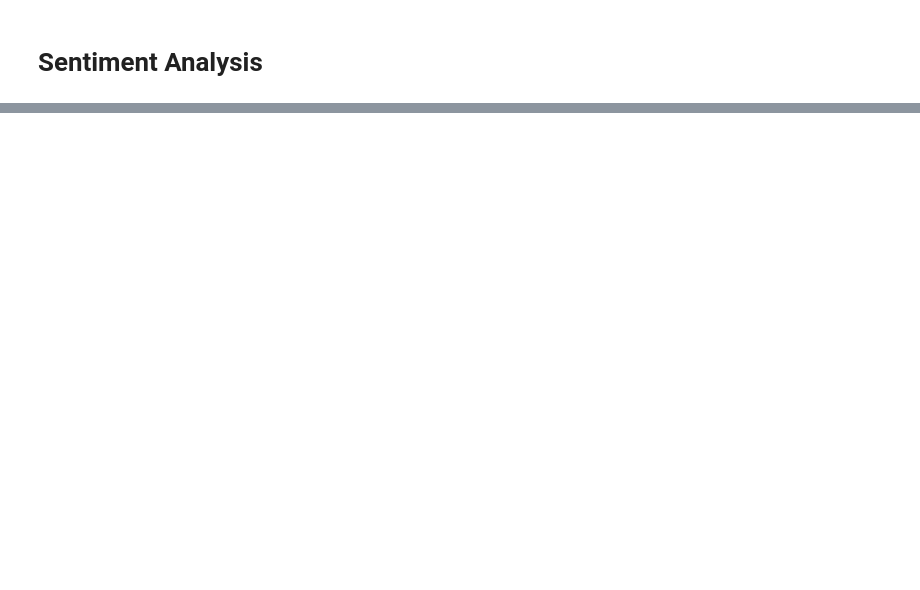
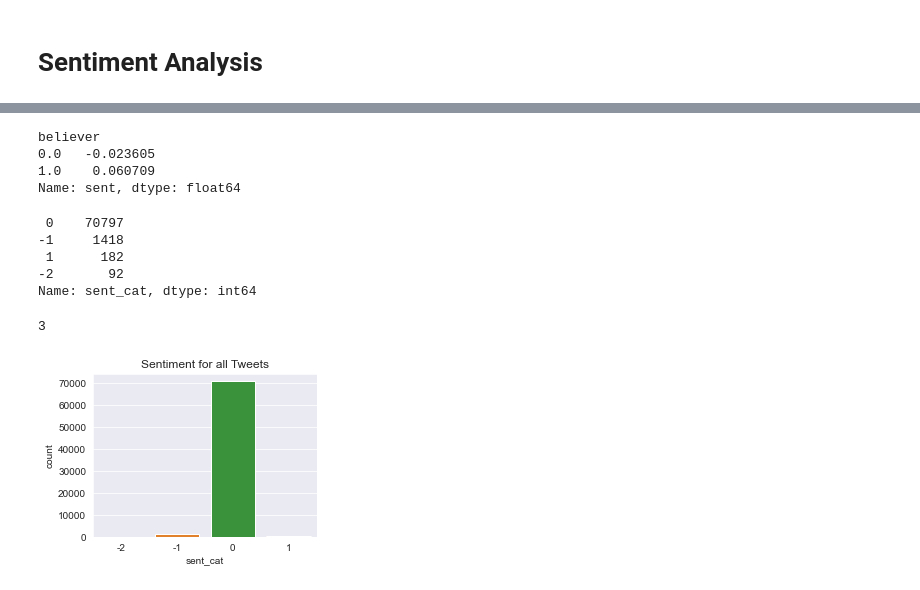
Before and after one commit to JoeBrowz/climate-prop, a Jupyter notebook: liberal_agenda.ipynb, the cells around one changed output, grey strips where cells are left out. Cells and saved outputs as stored; diff of their text form; code cells hidden in the pictures; blank space fills up the shorter version.

```diff
--- a/liberal_agenda.ipynb
+++ b/liberal_agenda.ipynb
@@ -502,0 +522,7 @@ Name: sent_cat, dtype: int64
+# %%
+to_train.groupby(['believer'])['sent'].mean()
+# %% [output]
+believer
+0.0   -0.023605
+1.0    0.060709
+Name: sent, dtype: float64
@@ -502,0 +541,19 @@ Name: sent_cat, dtype: int64
+# %%
+sent_df['sent_cat'].value_counts()
+# %% [output]
+ 0    70797
+-1     1418
+ 1      182
+-2       92
+Name: sent_cat, dtype: int64
+# %%
+3
+# %% [output]
+3
+# %%
+plt.figure(figsize=(4,3))
+sns.countplot(sent_df['sent_cat'])
+plt.title('Sentiment for all Tweets')
+plt.show()
+# %% [output]
+[figure, added]
```
Also changed, not shown: parts of 55 cells of this notebook, 2 other files.
